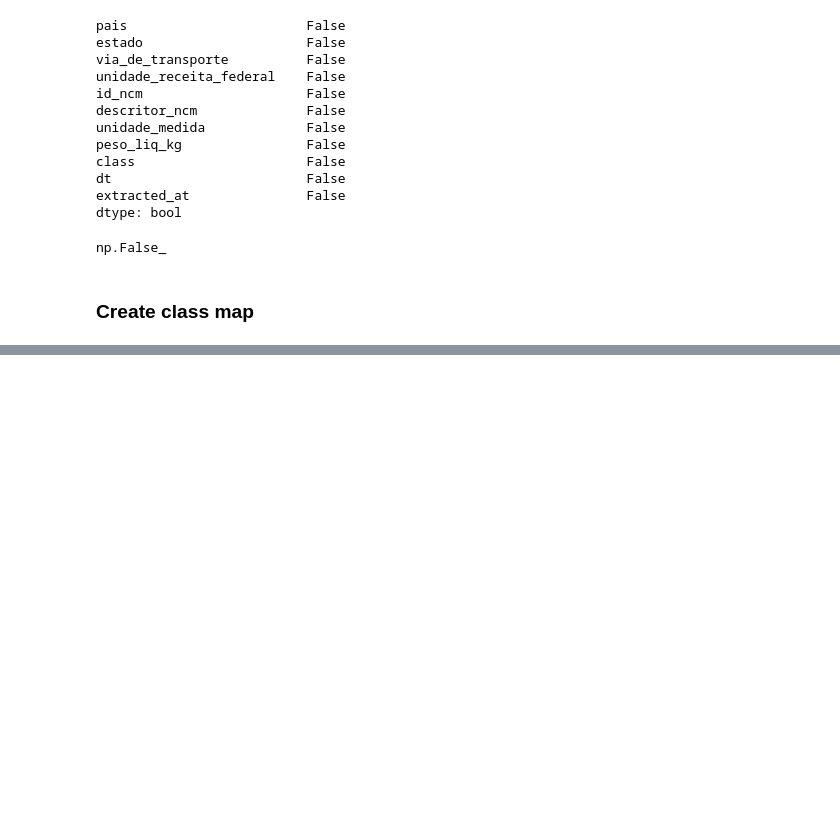
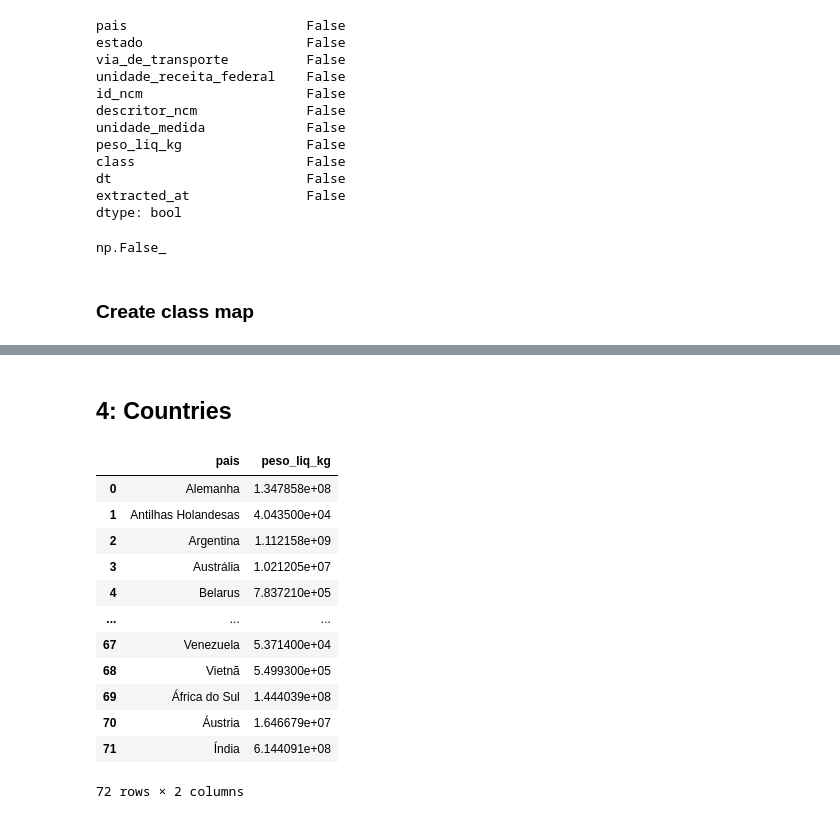
Before and after one commit to HenriqueCord/comexstat_pesticide_viz, a Jupyter notebook: notebooks/exploratory_analysis.ipynb, the cells around one changed output, grey strips where cells are left out. Saved outputs shown, nothing was run; the diff lists cells and outputs as text; code cells hidden in the pictures; blank space fills up the shorter version.

```diff
--- a/notebooks/exploratory_analysis.ipynb
+++ b/notebooks/exploratory_analysis.ipynb
@@ -234,0 +272,20 @@ decomposed_ts.plot()
+# %% [markdown]
+## 4: **Countries**
+# %%
+# Aggregate data by country (sum of peso_liq_kg)
+country_aggregated_df = df_pest_explore.groupby("pais", as_index=False)["peso_liq_kg"].sum()
+country_aggregated_df
+# %% [output]
+|  | pais | peso_liq_kg |
+| 0 | Alemanha | 1.347858e+08 |
+| 1 | Antilhas Holandesas | 4.043500e+04 |
+| 2 | Argentina | 1.112158e+09 |
+| 3 | Austrália | 1.021205e+07 |
+| 4 | Belarus | 7.837210e+05 |
+| ... | ... | ... |
+| 67 | Venezuela | 5.371400e+04 |
+| 68 | Vietnã | 5.499300e+05 |
+| 69 | África do Sul | 1.444039e+08 |
+| 70 | Áustria | 1.646679e+07 |
+| 71 | Índia | 6.144091e+08 |
+72 rows × 2 columns
```
Also changed, not shown: parts of 23 cells of this notebook, 1 other file.
